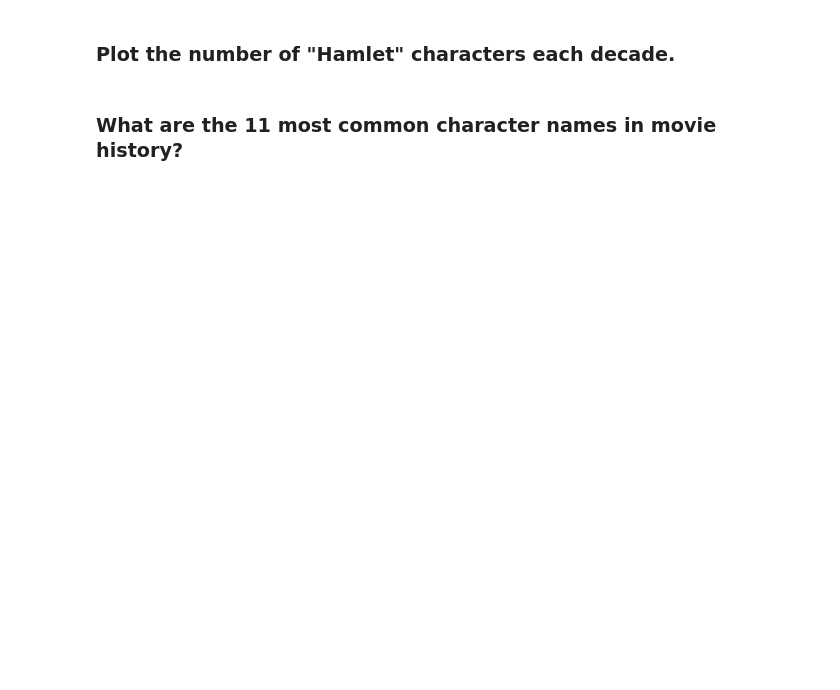
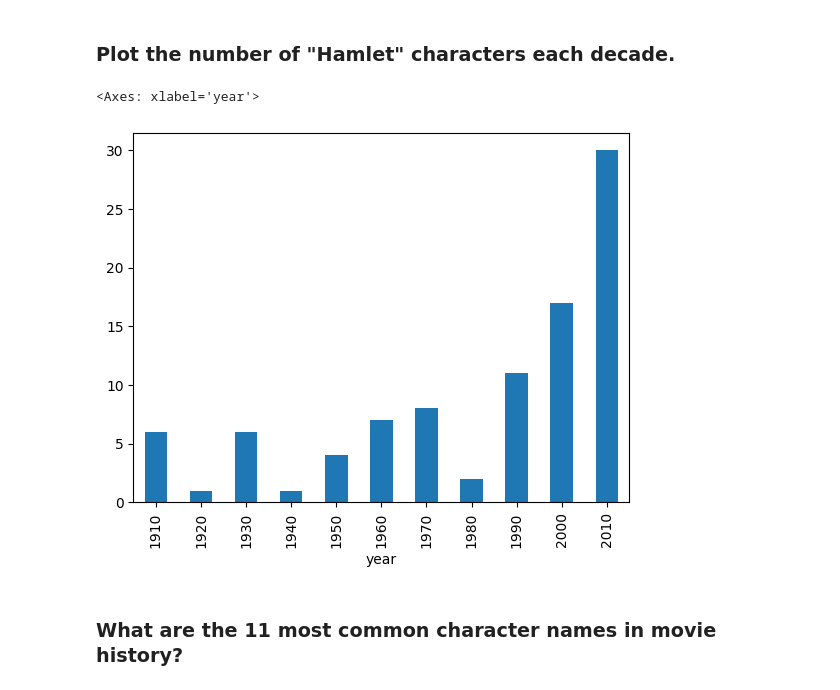
Before and after one commit to aexko/datascience101, a Jupyter notebook: Exercises-2.ipynb, the cells around one changed output. Drawn from its saved outputs; the diff is of its cells as text; code cells hidden in the pictures; blank space fills up the shorter version.

```diff
--- a/Exercises-2.ipynb
+++ b/Exercises-2.ipynb
@@ -38,4 +99,11 @@ cast.head()
 # %% [markdown]
 ### Plot the number of "Hamlet" characters each decade.
+# %%
+t = cast
+t = t[t.character == 'Hamlet']
+(t.year // 10 * 10).value_counts().sort_index().plot(kind='bar')
+# %% [output]
+<Axes: xlabel='year'>
+[figure, added]
 # %% [markdown]
 ### What are the 11 most common character names in movie history?
```
Also changed, not shown: parts of 22 cells of this notebook, 3 other files.
